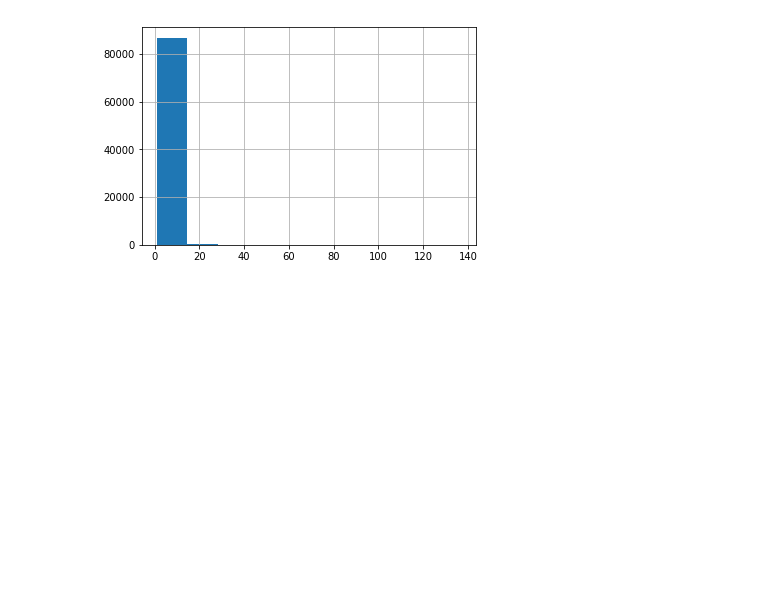
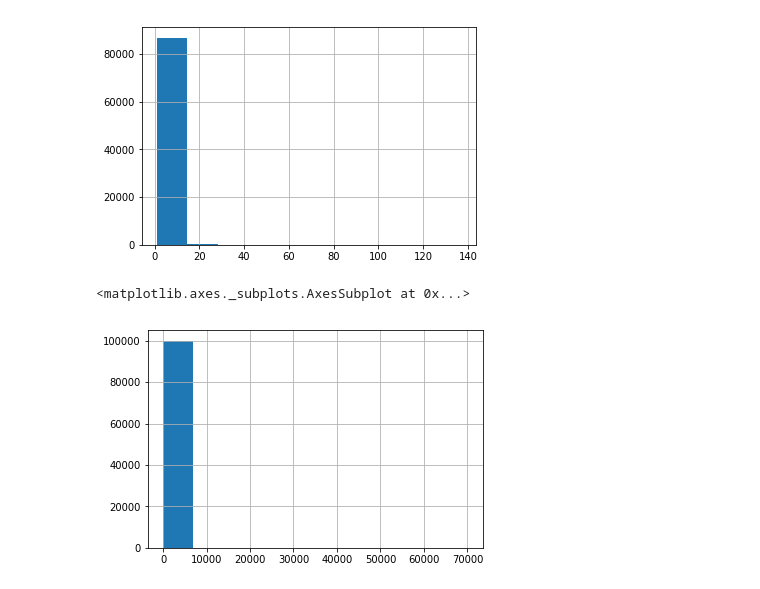
Before and after one commit to BernardoRamalho/FEUP_PRI, a Jupyter notebook: Untitled.ipynb, the cells around one changed output. Drawn from its saved outputs; the diff is of its cells as text; code cells hidden in the pictures; blank space fills up the shorter version.

```diff
--- a/Untitled.ipynb
+++ b/Untitled.ipynb
@@ -136,3 +136,8 @@ authors['num_books'].hist()
 # %% [output]
 <matplotlib.axes._subplots.AxesSubplot at 0x...>
 [figure]
+# %%
+books['pages'].hist()
+# %% [output]
+<matplotlib.axes._subplots.AxesSubplot at 0x...>
+[figure, added]
```
Also changed, not shown: 4 other files.
